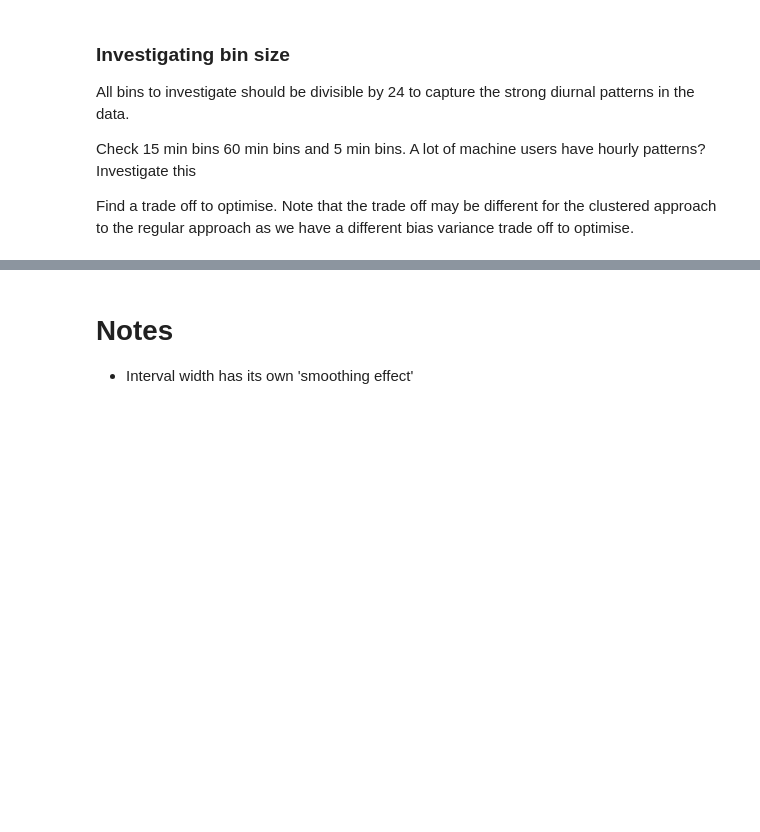
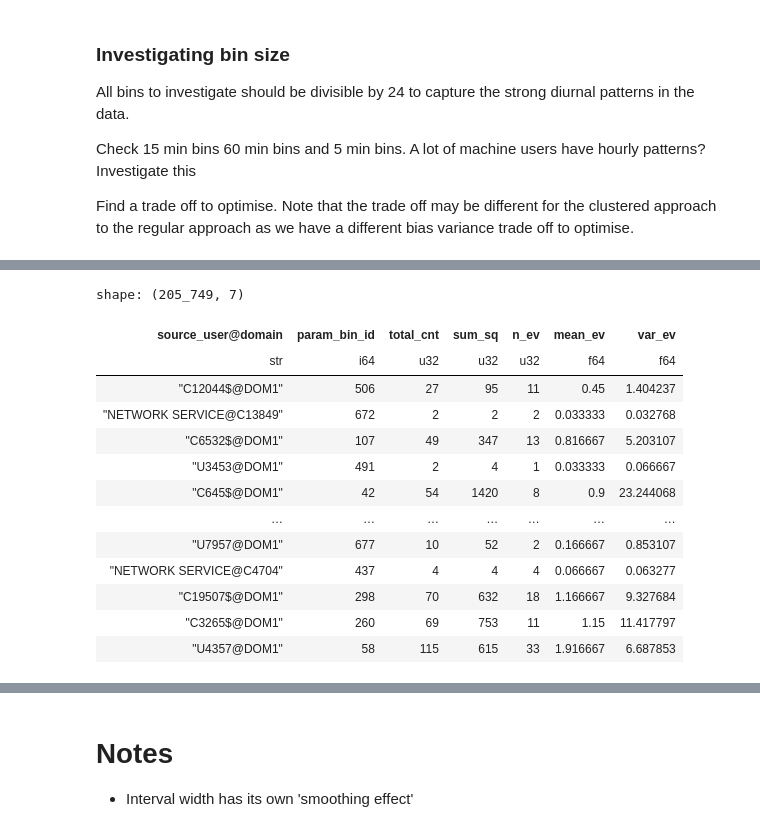
Before and after one commit to adam-broomhead/cybersecurity_thesis, a Jupyter notebook: notebooks/Imports and EDA/003_time_variance_and_binning.ipynb, the cells around one changed output, grey strips where cells are left out. Saved outputs shown, nothing was run; the diff lists cells and outputs as text; code cells hidden in the pictures; blank space fills up the shorter version.

```diff
--- a/notebooks/Imports and EDA/003_time_variance_and_binning.ipynb
+++ b/notebooks/Imports and EDA/003_time_variance_and_binning.ipynb
@@ -127,0 +163,44 @@ Find a trade off to optimise. Note that the trade off may be different for the c
+# %%
+df = pl.read_parquet('/home/ma/a/alb25/Project/thesis_code/data/processed/intermediate/toy_dataset.parquet')
+# %%
+# Getting a df with user x parameter bin variance
+
+ev_bin_width, param_bin_width = (1, 60)
+
+def create_bins_and_counts(df, evnt_bin_width, param_bin_width):
+    evnts_per_bin = int(param_bin_width / evnt_bin_width)
+    df = df.with_columns((pl.col('time').dt.total_minutes() // evnt_bin_width).alias('evnt_id'))
+    n_evnts = df.select(pl.col('evnt_id').max()).item() + 1
+    n_param = (n_evnts // evnts_per_bin) * evnts_per_bin
+    df = df.filter(pl.col('evnt_id') < n_param)
+    df = df.with_columns((pl.col('evnt_id') // evnts_per_bin).alias('param_bin_id'))
+    df = df.group_by(['param_bin_id', 'evnt_id', 'source_user@domain']).agg(pl.len().alias('cnt'))
+    return df, n_param, evnts_per_bin
+
+df, n_evnts, evnts_per_bin = create_bins_and_counts(df, ev_bin_width, param_bin_width)
+
+df = df.group_by(['source_user@domain', 'param_bin_id']).agg(
+    pl.col('cnt').sum().alias('total_cnt'),
+    (pl.col('cnt') ** 2).sum().alias('sum_sq'),
+    pl.col('evnt_id').n_unique().alias('n_ev')
+)
+
+df = df.with_columns(mean_ev = pl.col('total_cnt') / evnts_per_bin,
+    var_ev = (pl.col('sum_sq') - (pl.col('total_cnt') ** 2 / evnts_per_bin)) / (evnts_per_bin - 1))
+
+df
+# %% [output]
+shape: (205_749, 7)
+| source_user@domain | param_bin_id | total_cnt | sum_sq | n_ev | mean_ev | var_ev |
+| str | i64 | u32 | u32 | u32 | f64 | f64 |
+| "C12044$@DOM1" | 506 | 27 | 95 | 11 | 0.45 | 1.404237 |
+| "NETWORK SERVICE@C13849" | 672 | 2 | 2 | 2 | 0.033333 | 0.032768 |
+| "C6532$@DOM1" | 107 | 49 | 347 | 13 | 0.816667 | 5.203107 |
+| "U3453@DOM1" | 491 | 2 | 4 | 1 | 0.033333 | 0.066667 |
+| "C645$@DOM1" | 42 | 54 | 1420 | 8 | 0.9 | 23.244068 |
+| … | … | … | … | … | … | … |
+| "U7957@DOM1" | 677 | 10 | 52 | 2 | 0.166667 | 0.853107 |
+| "NETWORK SERVICE@C4704" | 437 | 4 | 4 | 4 | 0.066667 | 0.063277 |
+| "C19507$@DOM1" | 298 | 70 | 632 | 18 | 1.166667 | 9.327684 |
+| "C3265$@DOM1" | 260 | 69 | 753 | 11 | 1.15 | 11.417797 |
+| "U4357@DOM1" | 58 | 115 | 615 | 33 | 1.916667 | 6.687853 |
```
Also changed, not shown: parts of 5 cells of this notebook, 2 other files.
